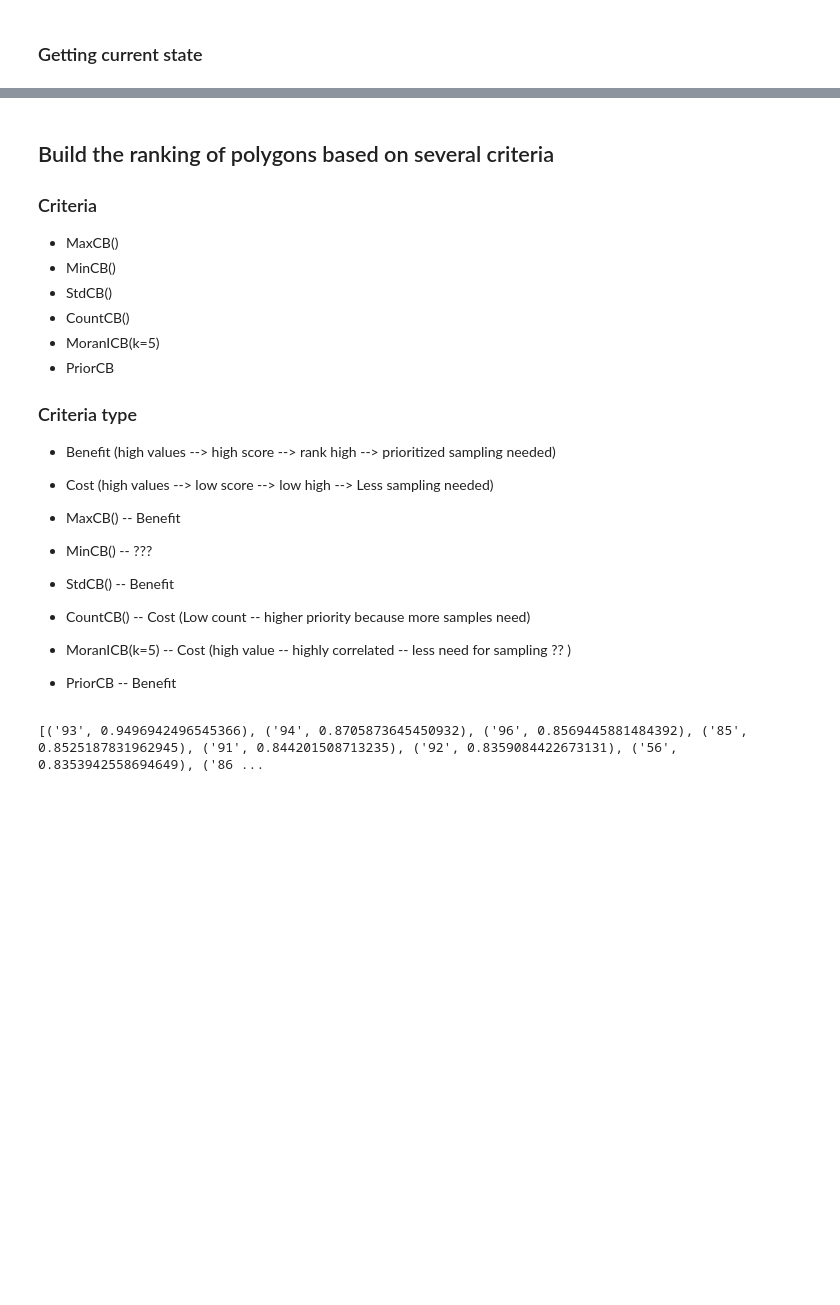
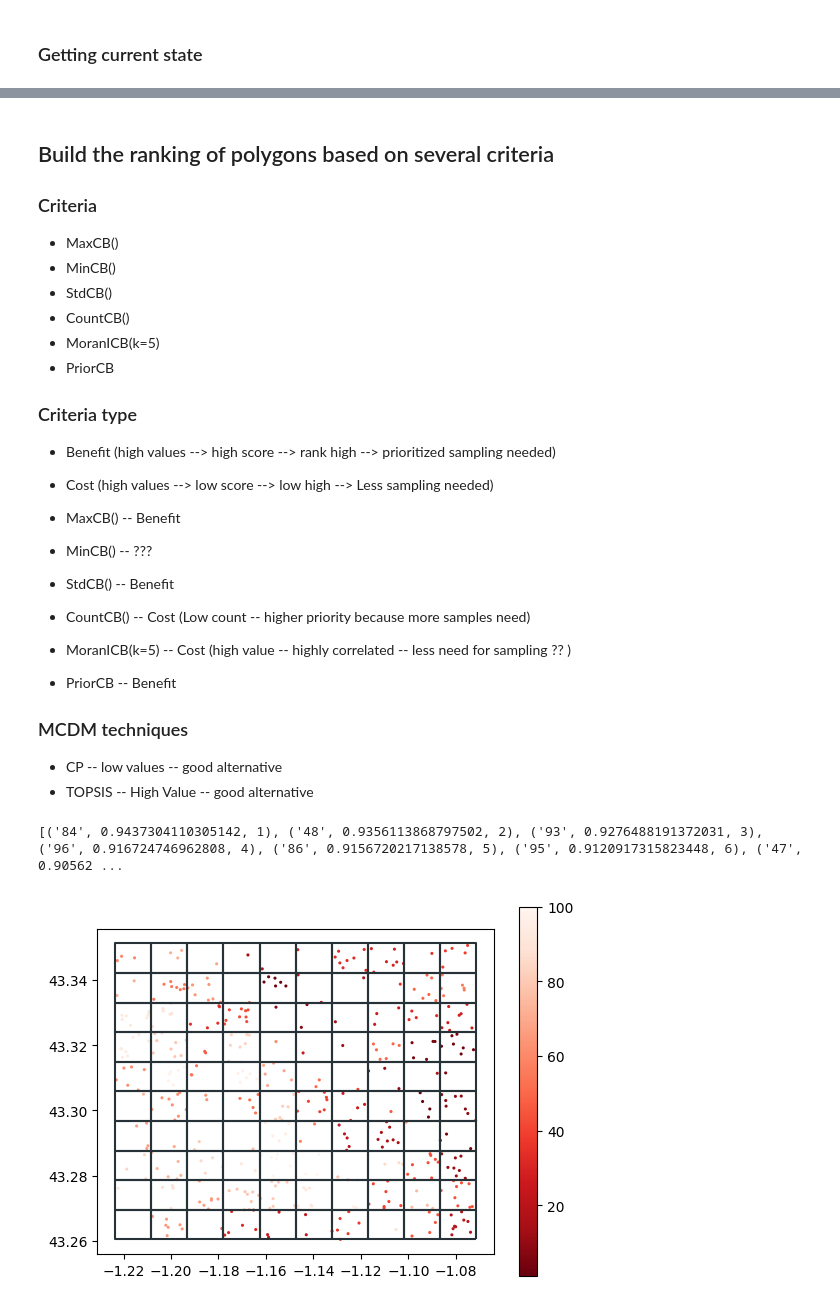
Before and after one commit to franckalbinet/trufl, a Jupyter notebook: nbs/tutorials/quick-start.ipynb, the cells around one changed output, grey strips where cells are left out. Cells and saved outputs as stored; diff of their text form; code cells hidden in the pictures; blank space fills up the shorter version.

Commit message:
plot rank

```diff
--- a/nbs/tutorials/quick-start.ipynb
+++ b/nbs/tutorials/quick-start.ipynb
@@ -156,24 +159,38 @@ IndexError: index 5 is out of bounds for axis 0 with size 5
 - CountCB() -- Cost (Low count -- higher priority because more samples need)
 - MoranICB(k=5) -- Cost (high value -- highly correlated -- less need for sampling ?? )
 - PriorCB -- Benefit
+
+### MCDM techniques
+- CP -- low values -- good alternative
+- TOPSIS -- High Value -- good alternative
 # %%
-state = State(gdf_samples_t0, [StdCB(), PriorCB(gdf_grid, fname_raster)])
+state = State(gdf_samples_t0, [MaxCB(), StdCB(), PriorCB(gdf_grid, fname_raster)])
 optimizer = Optimizer(state = state)
 matrix = optimizer.build_matrix(polygon_list = gdf_samples_t0.loc_id.unique())
-optimizer.build_weight_vector(weight_vector = [0.5, 0.5],
-                              benefit_vector = [True, True])
 
 ranking = optimizer.rank(
         x_matrix = matrix,
         alt_names=None,
-        is_benefit_x=[False, True],
-        n_method=None,
-        w_vector=[0.9, 0.1],
+        is_benefit_x=[True, False, True],
+        n_method="linear3",
+        w_vector=[0.2, 0.3, 0.5],
         c_method=None,
         w_method=None,
         s_method="TOPSIS",
     )
-# %%
-print(ranking)
-# %% [output]
-[('93', 0.9496942496545366), ('94', 0.8705873645450932), ('96', 0.8569445881484392), ('85', 0.8525187831962945), ('91', 0.844201508713235), ('92', 0.8359084422673131), ('56', 0.8353942558694649), ('86 ...
+# %%
+# high values --> good alternatives
+print(ranking)
+# %% [output]
+[('84', 0.9437304110305142, 1), ('48', 0.9356113868797502, 2), ('93', 0.9276488191372031, 3), ('96', 0.916724746962808, 4), ('86', 0.9156720217138578, 5), ('95', 0.9120917315823448, 6), ('47', 0.90562 ...
+# %%
+ranking_dict = {}
+for alt in ranking:
+    ranking_dict[int(alt[0])] = int(alt[2])
+
+gdf_samples_t0["ranking"] = gdf_samples_t0.loc_id.map(ranking_dict)
+
+ax = gdf_samples_t0.plot(column='ranking', s=1.5, legend=True, colormap='Reds_r')
+gdf_grid.boundary.plot(color=black, ax=ax);
+# %% [output]
+[figure, added]
```
Also changed, not shown: parts of 9 cells of this notebook, 5 other files.
